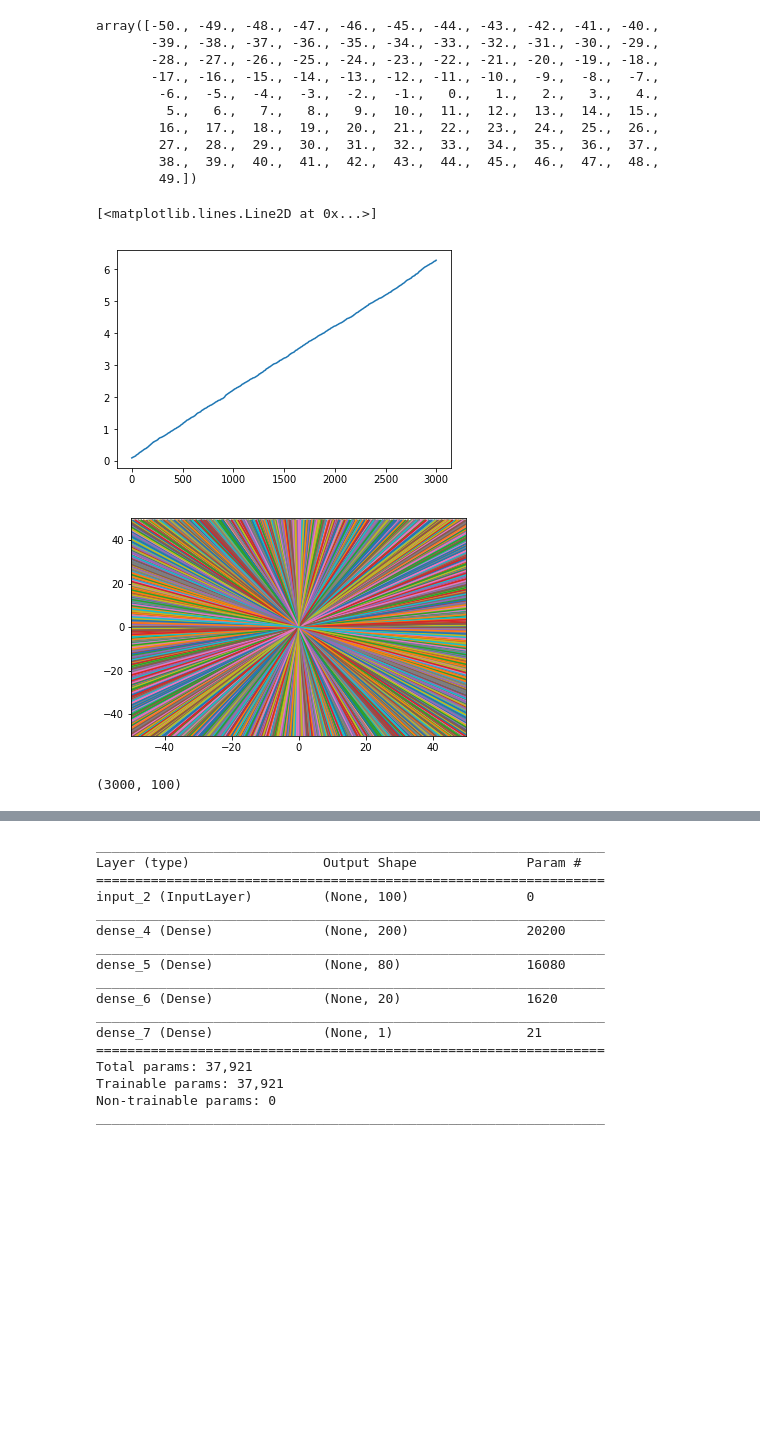
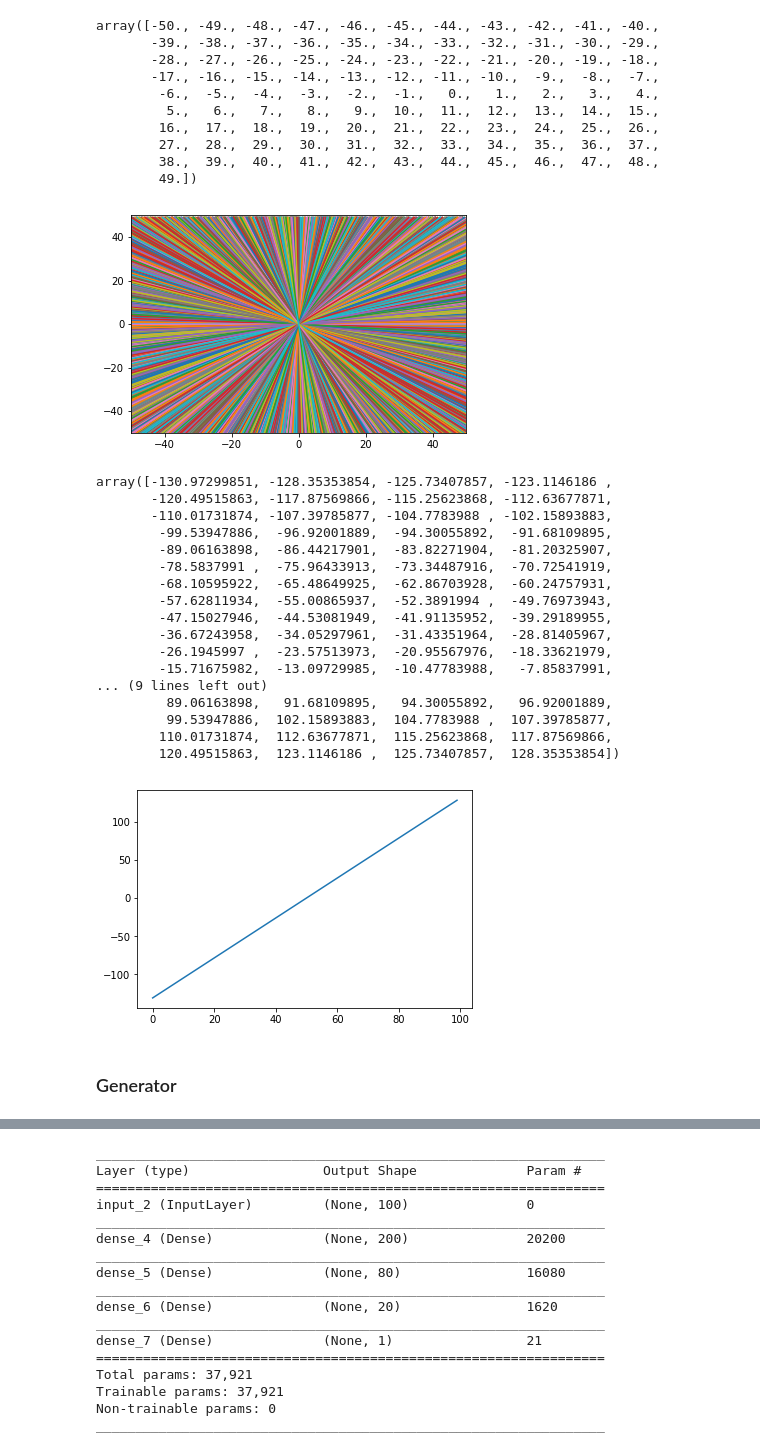
Before and after one commit to nvshrao/GAN-for-Family-of-Lines, a Jupyter notebook: GANs_Experiment.ipynb, the cells around one changed output, grey strips where cells are left out. Cells and saved outputs as stored; diff of their text form; code cells hidden in the pictures; blank space fills up the shorter version.

```diff
--- a/GANs_Experiment.ipynb
+++ b/GANs_Experiment.ipynb
@@ -37,6 +40 @@ randomangles=np.random.uniform(0.1,6.28318,NO_TRAIN_SAMPLES)
-# %%
-plt.plot(sorted(randomangles))
-# %% [output]
-[<matplotlib.lines.Line2D at 0x...>]
-[figure, removed]
 # %%
@@ -61,11 +61,33 @@ DATA=np.array([create_sample(angle) for angle in randomangles])
 # %%
-plot_lines(DATA)
+plot_lines(DATA,save="Real")
 # %% [output]
-[figure, old version]
+[figure, new version]
-# %%
-DATA.shape
-# %% [output]
-(3000, 100)
+# %%
+#sample Data
+DATA.shape
+plt.plot(DATA[0])
+DATA[0]
+# %% [output]
+array([-130.97299851, -128.35353854, -125.73407857, -123.1146186 ,
+       -120.49515863, -117.87569866, -115.25623868, -112.63677871,
+       -110.01731874, -107.39785877, -104.7783988 , -102.15893883,
+        -99.53947886,  -96.92001889,  -94.30055892,  -91.68109895,
+        -89.06163898,  -86.44217901,  -83.82271904,  -81.20325907,
+        -78.5837991 ,  -75.96433913,  -73.34487916,  -70.72541919,
+        -68.10595922,  -65.48649925,  -62.86703928,  -60.24757931,
+        -57.62811934,  -55.00865937,  -52.3891994 ,  -49.76973943,
+        -47.15027946,  -44.53081949,  -41.91135952,  -39.29189955,
+        -36.67243958,  -34.05297961,  -31.43351964,  -28.81405967,
+        -26.1945997 ,  -23.57513973,  -20.95567976,  -18.33621979,
+        -15.71675982,  -13.09729985,  -10.47783988,   -7.85837991,
+... (9 lines left out)
+         89.06163898,   91.68109895,   94.30055892,   96.92001889,
+         99.53947886,  102.15893883,  104.7783988 ,  107.39785877,
+        110.01731874,  112.63677871,  115.25623868,  117.87569866,
+        120.49515863,  123.1146186 ,  125.73407857,  128.35353854])
+[figure, added]
+# %% [markdown]
+### Generator
 # %%
 INP_NOISE_SHAPE=10
 def generator():
```
Also changed, not shown: parts of 26 cells of this notebook.
